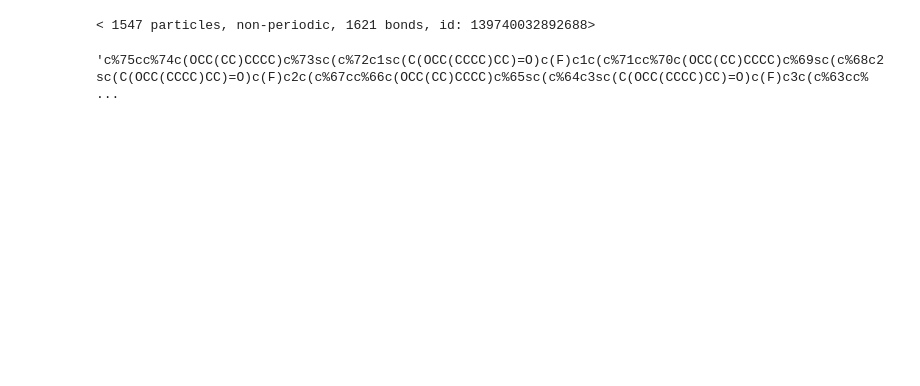
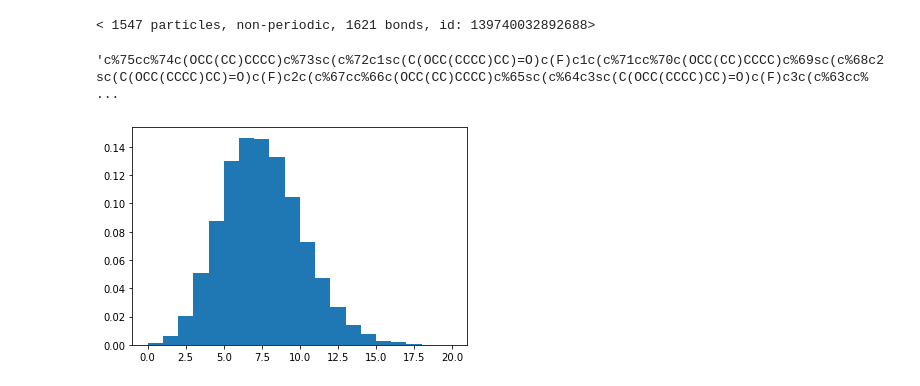
Before and after one commit to chrisjonesBSU/poly-smiles, a Jupyter notebook: poly-smiles.ipynb, the cells around one changed output. Drawn from its saved outputs; the diff is of its cells as text; code cells hidden in the pictures; blank space fills up the shorter version.

```diff
--- a/poly-smiles.ipynb
+++ b/poly-smiles.ipynb
@@ -212,0 +215,9 @@ poly_smiles('ccccOCCCC))CCCC)))))))cscccscCOCCCCCC))))CC)))))=O))cF)c5*c*s8)))))
+# %%
+rng = np.random.default_rng()
+lam, sigma = 7, .1 # mean and standard deviation
+s = rng.poisson(lam, 10000)
+# %%
+count, bins, ignored = plt.hist(s, 20, density=True)
+plt.show()
+# %% [output]
+[figure, added]
```
Also changed, not shown: parts of 4 cells of this notebook.
